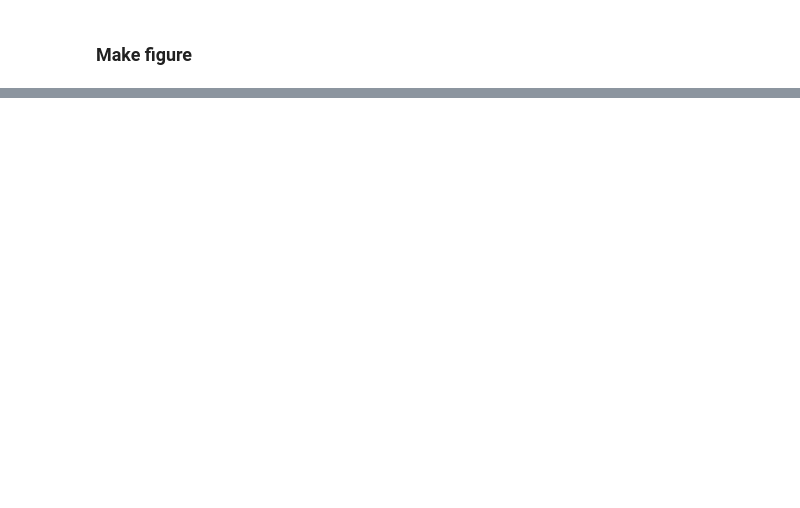
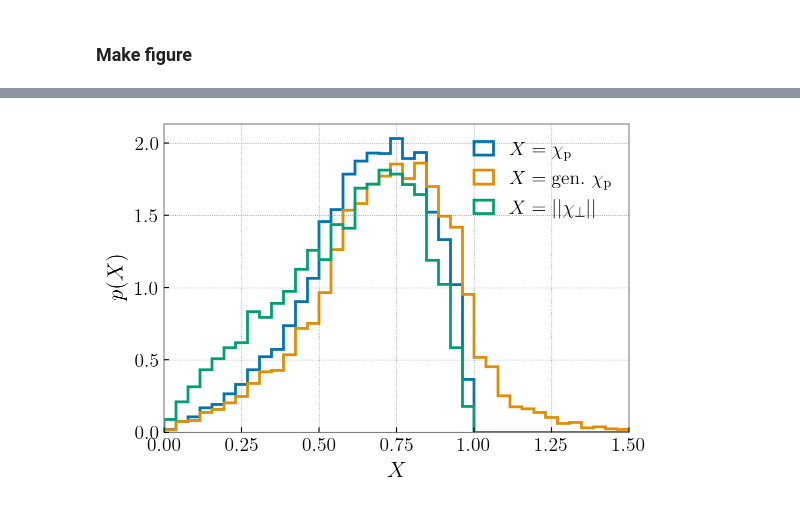
Before and after one commit to simonajmiller/gw190521-timedomain-release, a Jupyter notebook: figures/figure_07.ipynb, the cells around one changed output, grey strips where cells are left out. Saved outputs shown, nothing was run; the diff lists cells and outputs as text; code cells hidden in the pictures; blank space fills up the shorter version.

```diff
--- a/figures/figure_07.ipynb
+++ b/figures/figure_07.ipynb
@@ -15,14 +15,15 @@ import matplotlib
 import matplotlib.pyplot as plt
 from matplotlib import style
 from matplotlib.lines import Line2D
-import h5py
-from scipy.stats import gaussian_kde
+from textwrap import wrap
 
 import seaborn as sns
-cp = sns.color_palette('muted')
-cp2 = sns.color_palette('pastel')
+cp = sns.color_palette('colorblind')
+from matplotlib.colors import ListedColormap, LinearSegmentedColormap
+cmap = LinearSegmentedColormap.from_list("",['#CC79A7', '#D55E00', '#E69F00', '#0072B2'])
 
 from helper_functions import *
+from alternative_parametrizations import *
 
 import sys
 sys.path.append('../utils')
@@ -164,0 +183,23 @@ plt.show()
+# %%
+# Parameters
+parameters = ['chip', 'gen chip', 'mag chiperp']
+
+labels = [r'$X=\chi_\mathrm{p}$', r'$X=\mathrm{gen.}~\chi_\mathrm{p}$', r'$X=||\chi_\perp||$']
+
+bins = np.linspace(0,1.5,40)
+
+fig, ax = plt.subplots(1, 1, figsize=(6,4))
+
+# Make figure
+for j, param in enumerate(parameters):
+
+    samples = posteriors['full'][param]
+    plt.hist(samples, density=True, lw=2, histtype='step', bins=bins, label=labels[j], color=cp[j])
+
+plt.xlim(bins[0], bins[-1])
+plt.xlabel(r'$X$', fontsize=16)
+plt.ylabel(r'$p(X)$', fontsize=16)
+plt.legend()
+plt.show()
+# %% [output]
+[figure, added]
```
Also changed, not shown: parts of 8 cells of this notebook, 25 other files.
